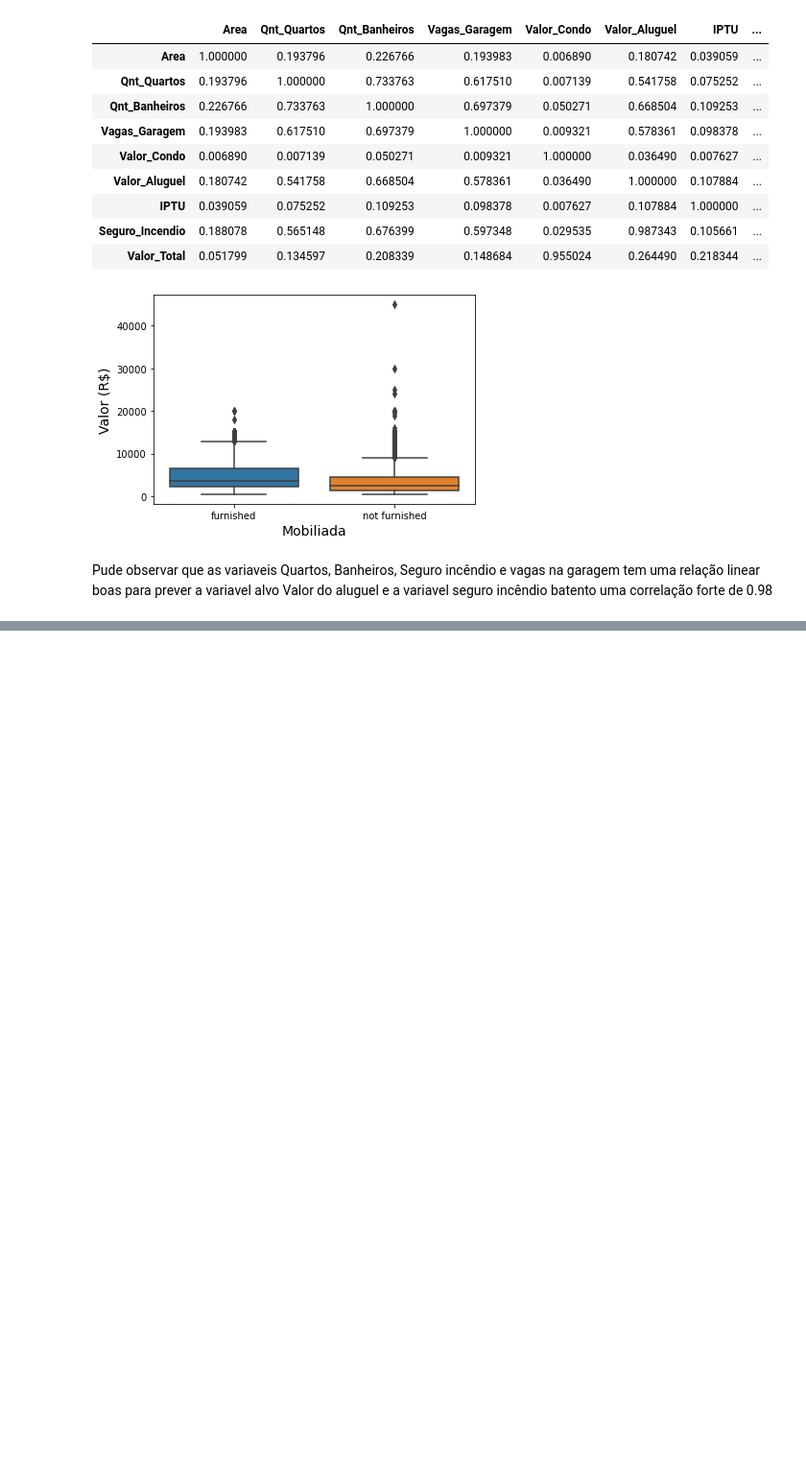
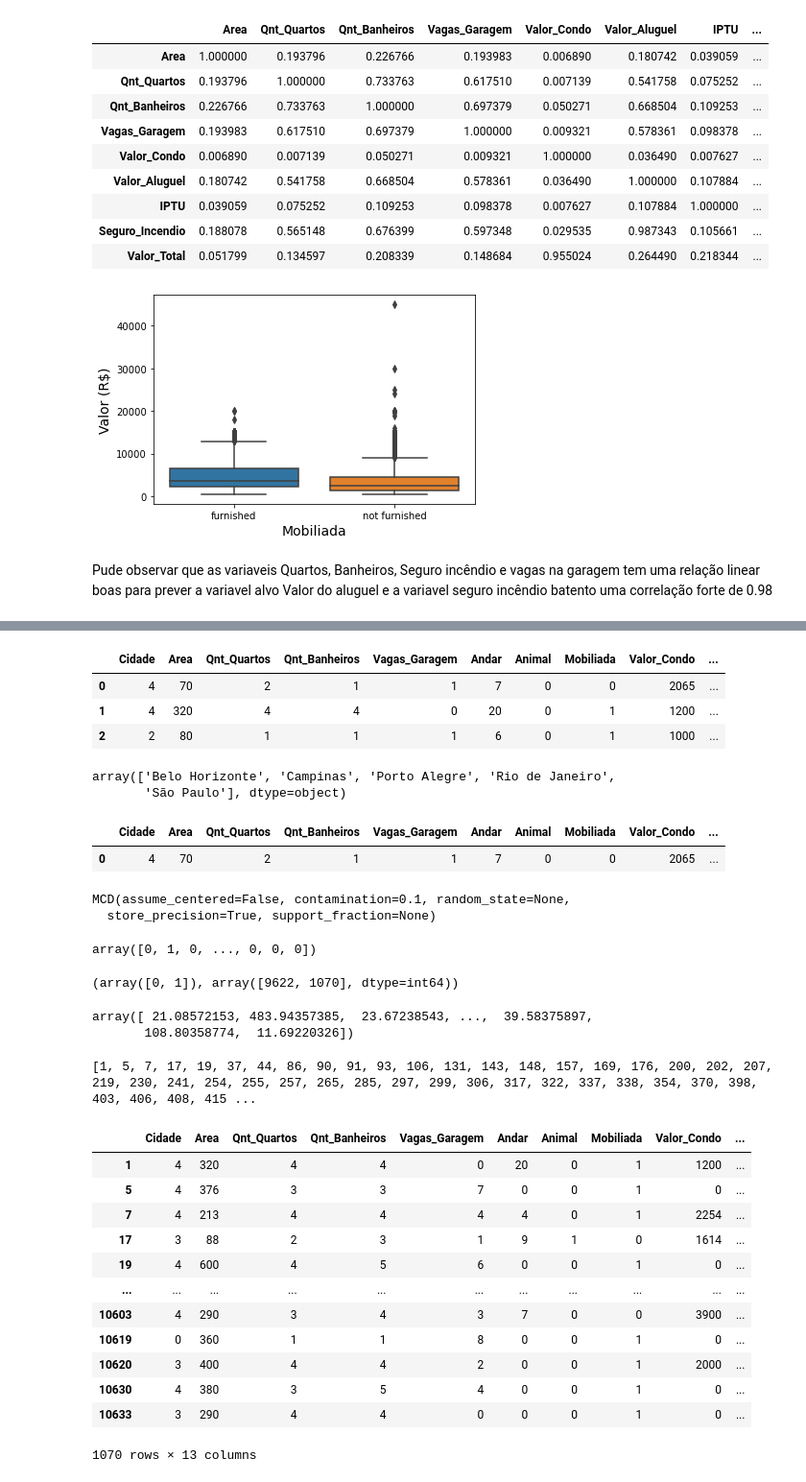
Before and after one commit to Eduu1/Portf-lio-Data-Science, a Jupyter notebook: Projeto-/Projeto - Houses_to_rent.ipynb, the cells around one changed output, grey strips where cells are left out. Shown at 96% size. Cells and saved outputs as stored; diff of their text form; code cells hidden in the pictures; blank space fills up the shorter version.

```diff
--- a/Projeto-/Projeto - Houses_to_rent.ipynb
+++ b/Projeto-/Projeto - Houses_to_rent.ipynb
@@ -300,3 +300,6 @@ plt.show()
 # %% [markdown]
 Pude observar que as variaveis Quartos, Banheiros, Seguro incêndio e vagas na garagem tem uma relação linear boas para prever a variavel alvo Valor do aluguel
 e a variavel seguro incêndio batento uma correlação forte de 0.98
+# %%
+# tratamento dos dados da coluna andar
+dados_copia['Andar'].replace('-', 0, inplace = True)
@@ -302,0 +354,14 @@ e a variavel seguro incêndio batento uma correlação forte de 0.98
+# %%
+# dataframe com os dados categóricos devidamente transformados
+dados_copia.head(3)
+# %% [output]
+|  | Cidade | Area | Qnt_Quartos | Qnt_Banheiros | Vagas_Garagem | Andar | Animal | Mobiliada | Valor_Condo | ... |
+| 0 | 4 | 70 | 2 | 1 | 1 | 7 | 0 | 0 | 2065 | ... |
+| 1 | 4 | 320 | 4 | 4 | 0 | 20 | 0 | 1 | 1200 | ... |
+| 2 | 2 | 80 | 1 | 1 | 1 | 6 | 0 | 1 | 1000 | ... |
+# %%
+# rotulo para cada classe
+encoder1.classes_
+# %% [output]
+array(['Belo Horizonte', 'Campinas', 'Porto Alegre', 'Rio de Janeiro',
+       'São Paulo'], dtype=object)
@@ -302,0 +370,26 @@ e a variavel seguro incêndio batento uma correlação forte de 0.98
+# %%
+dados_copia.head(1)
+# %% [output]
+|  | Cidade | Area | Qnt_Quartos | Qnt_Banheiros | Vagas_Garagem | Andar | Animal | Mobiliada | Valor_Condo | ... |
+| 0 | 4 | 70 | 2 | 1 | 1 | 7 | 0 | 0 | 2065 | ... |
+# %%
+detector = MCD()
+detector.fit(dados_copia)
+# %% [output]
+MCD(assume_centered=False, contamination=0.1, random_state=None,
+  store_precision=True, support_fraction=None)
+# %%
+previsão = detector.labels_
+previsão
+# %% [output]
+array([0, 1, 0, ..., 0, 0, 0])
+# %%
+np.unique(previsão, return_counts = True)
+# %% [output]
+(array([0, 1]), array([9622, 1070], dtype=int64))
+# %%
+confiança_previsão = detector.decision_scores_
+confiança_previsão
+# %% [output]
+array([ 21.08572153, 483.94357385,  23.67238543, ...,  39.58375897,
+       108.80358774,  11.69220326])
@@ -302,0 +401,21 @@ e a variavel seguro incêndio batento uma correlação forte de 0.98
+# %%
+print(outliers)
+# %% [output]
+[1, 5, 7, 17, 19, 37, 44, 86, 90, 91, 93, 106, 131, 143, 148, 157, 169, 176, 200, 202, 207, 219, 230, 241, 254, 255, 257, 265, 285, 297, 299, 306, 317, 322, 337, 338, 354, 370, 398, 403, 406, 408, 415 ...
+# %%
+lista_outliers = dados_copia.iloc[outiliers, :]
+lista_outliers
+# %% [output]
+|  | Cidade | Area | Qnt_Quartos | Qnt_Banheiros | Vagas_Garagem | Andar | Animal | Mobiliada | Valor_Condo | ... |
+| 1 | 4 | 320 | 4 | 4 | 0 | 20 | 0 | 1 | 1200 | ... |
+| 5 | 4 | 376 | 3 | 3 | 7 | 0 | 0 | 1 | 0 | ... |
+| 7 | 4 | 213 | 4 | 4 | 4 | 4 | 0 | 1 | 2254 | ... |
+| 17 | 3 | 88 | 2 | 3 | 1 | 9 | 1 | 0 | 1614 | ... |
+| 19 | 4 | 600 | 4 | 5 | 6 | 0 | 0 | 1 | 0 | ... |
+| ... | ... | ... | ... | ... | ... | ... | ... | ... | ... | ... |
+| 10603 | 4 | 290 | 3 | 4 | 3 | 7 | 0 | 0 | 3900 | ... |
+| 10619 | 0 | 360 | 1 | 1 | 8 | 0 | 0 | 1 | 0 | ... |
+| 10620 | 3 | 400 | 4 | 4 | 2 | 0 | 0 | 1 | 2000 | ... |
+| 10630 | 4 | 380 | 3 | 5 | 4 | 0 | 0 | 1 | 0 | ... |
+| 10633 | 3 | 290 | 4 | 4 | 0 | 0 | 0 | 1 | 0 | ... |
+1070 rows × 13 columns
```
Also changed, not shown: parts of 7 cells of this notebook.
